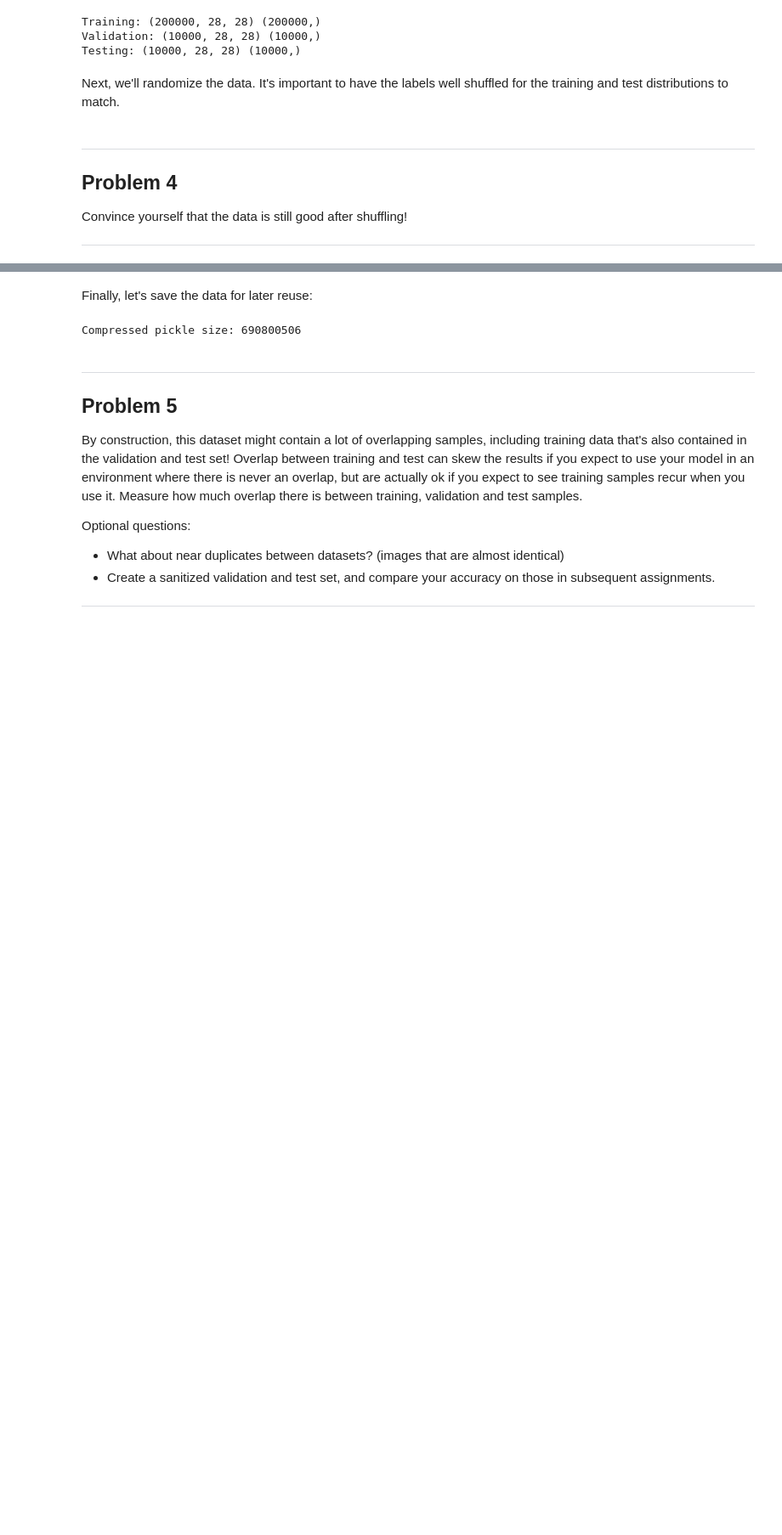
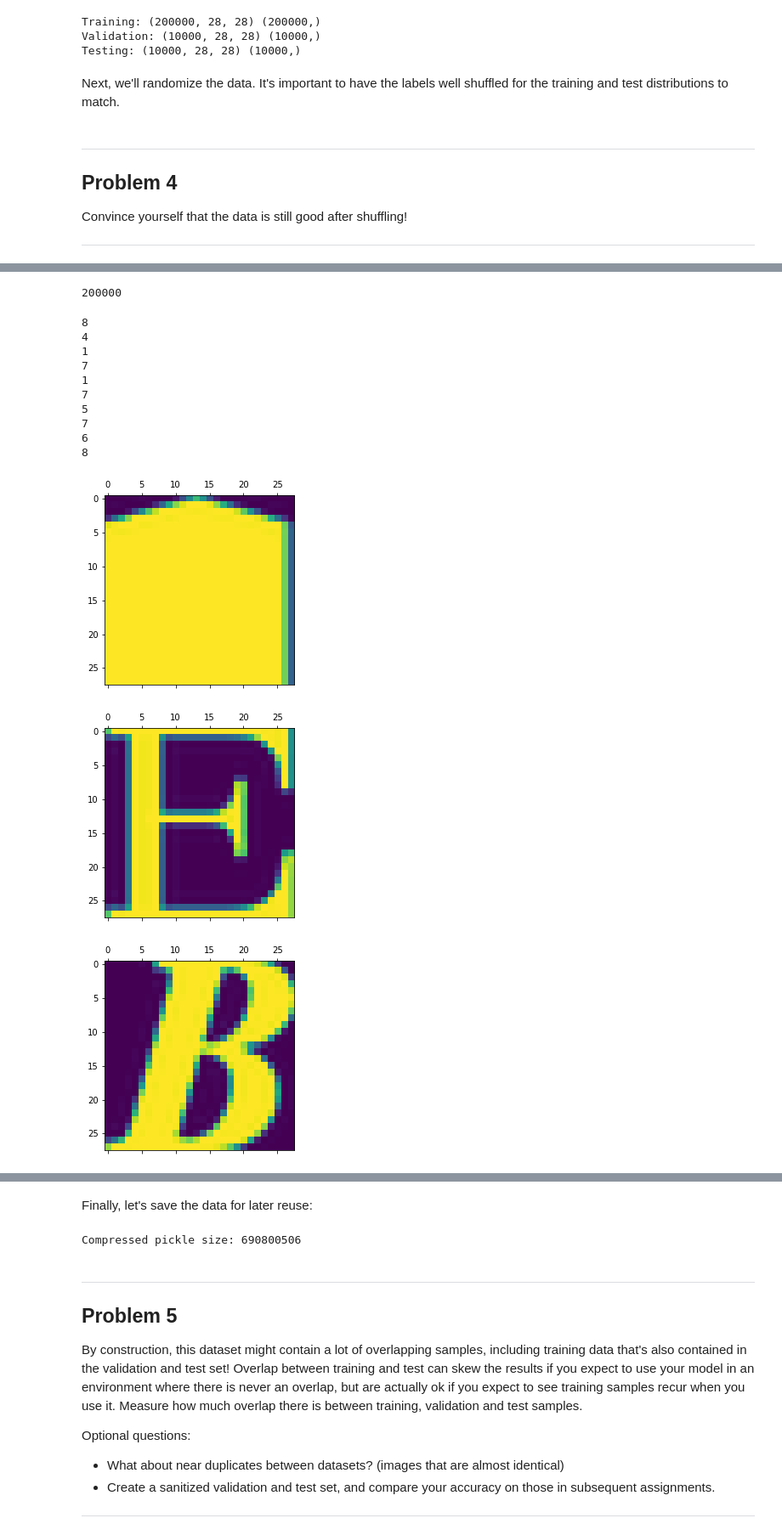
Before and after one commit to alvaroabascar/deep-learning-udacity, a Jupyter notebook: notebooks/1_notmnist.ipynb, the cells around one changed output, grey strips where cells are left out. Shown at 85% size. Drawn from its saved outputs; the diff is of its cells as text; code cells hidden in the pictures; blank space fills up the shorter version.

```diff
--- a/notebooks/1_notmnist.ipynb
+++ b/notebooks/1_notmnist.ipynb
@@ -328,0 +356,4 @@ pyplot.matshow(train_dataset[0])
+# %%
+len(train_labels)
+# %% [output]
+200000
@@ -328,0 +362,18 @@ pyplot.matshow(train_dataset[0])
+# %%
+for i in random.sample(range(len(train_labels)), 10):
+    print(train_labels[i])
+    pyplot.matshow(train_dataset[i])
+# %% [output]
+8
+4
+1
+7
+1
+7
+5
+7
+6
+8
+[figure, added]
+[figure, added]
+[figure, added]
```
Also changed, not shown: parts of 27 cells of this notebook, 2 other files.
